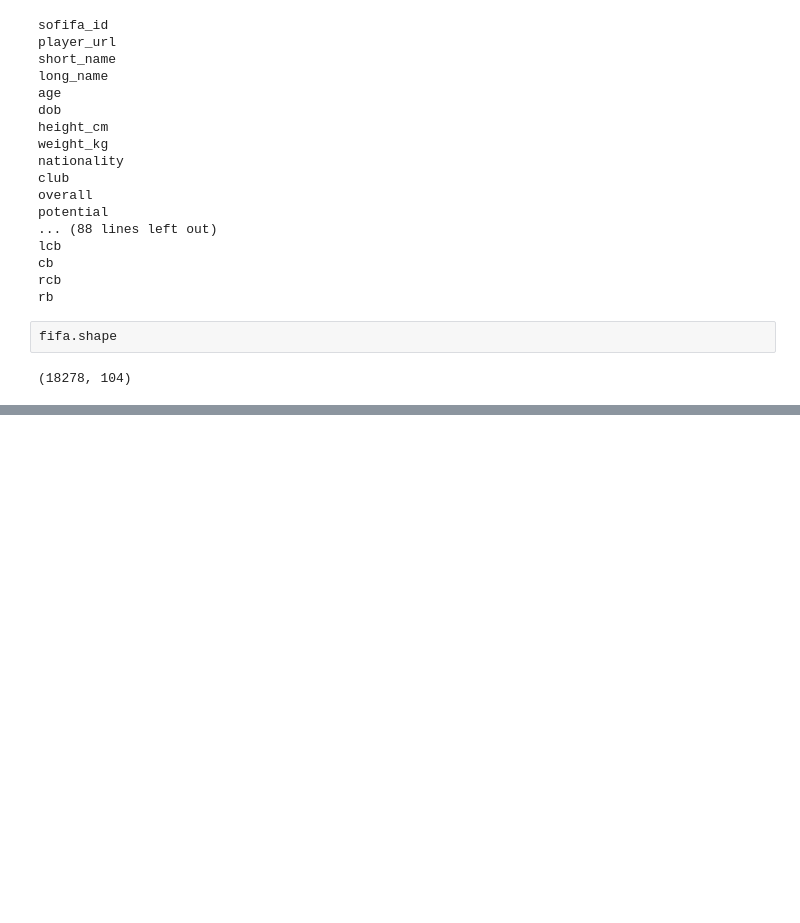
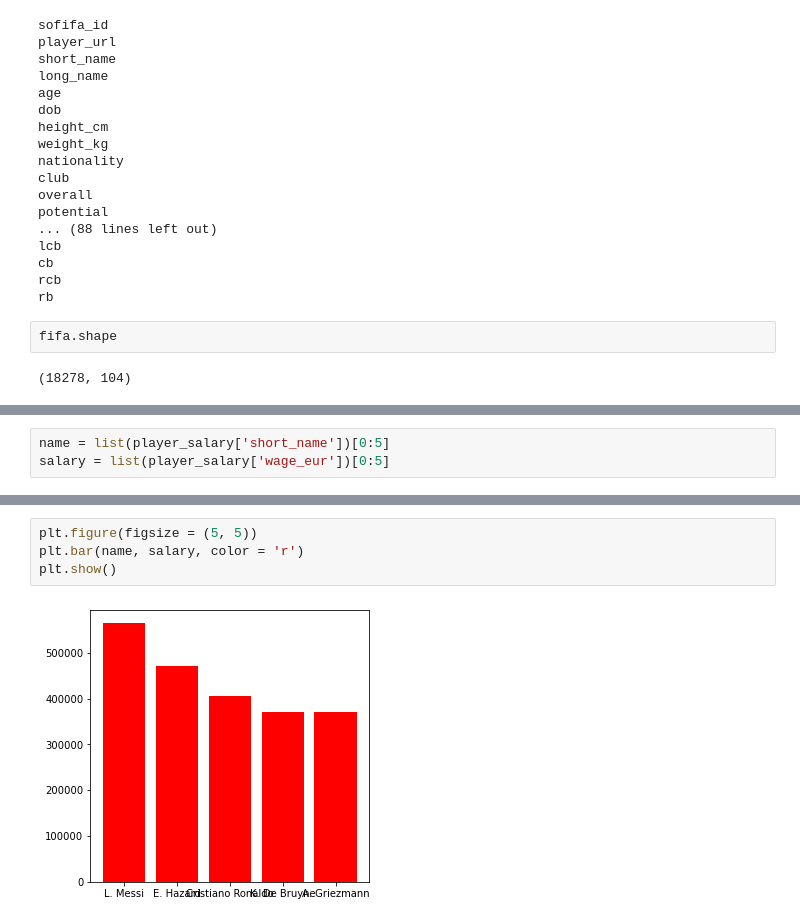
Before and after one commit to imamahasane/Data_Analysis_Practices, a Jupyter notebook: FIFA_Data_Analysis/FIFA_Data.ipynb, the cells around one changed output, grey strips where cells are left out. Saved outputs shown, nothing was run; the diff lists cells and outputs as text; blank space fills up the shorter version.

```diff
--- a/FIFA_Data_Analysis/FIFA_Data.ipynb
+++ b/FIFA_Data_Analysis/FIFA_Data.ipynb
@@ -77,0 +174,3 @@ Name: nationality, Length: 162, dtype: int64
+# %%
+name = list(player_salary['short_name'])[0:5]
+salary = list(player_salary['wage_eur'])[0:5]
@@ -77,0 +185,6 @@ Name: nationality, Length: 162, dtype: int64
+# %%
+plt.figure(figsize = (5, 5))
+plt.bar(name, salary, color = 'r')
+plt.show()
+# %% [output]
+[figure, added]
```
Also changed, not shown: parts of 21 cells of this notebook.
